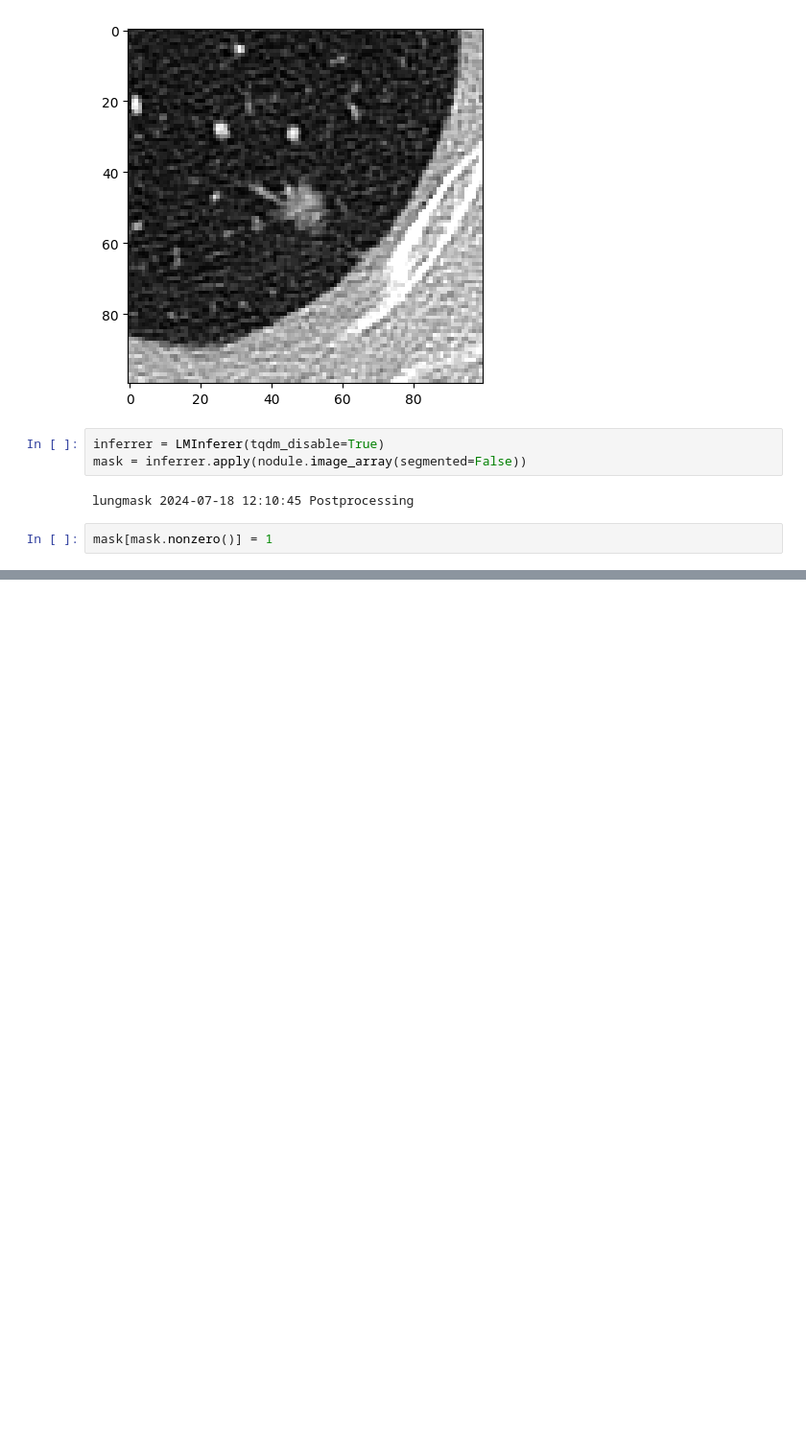
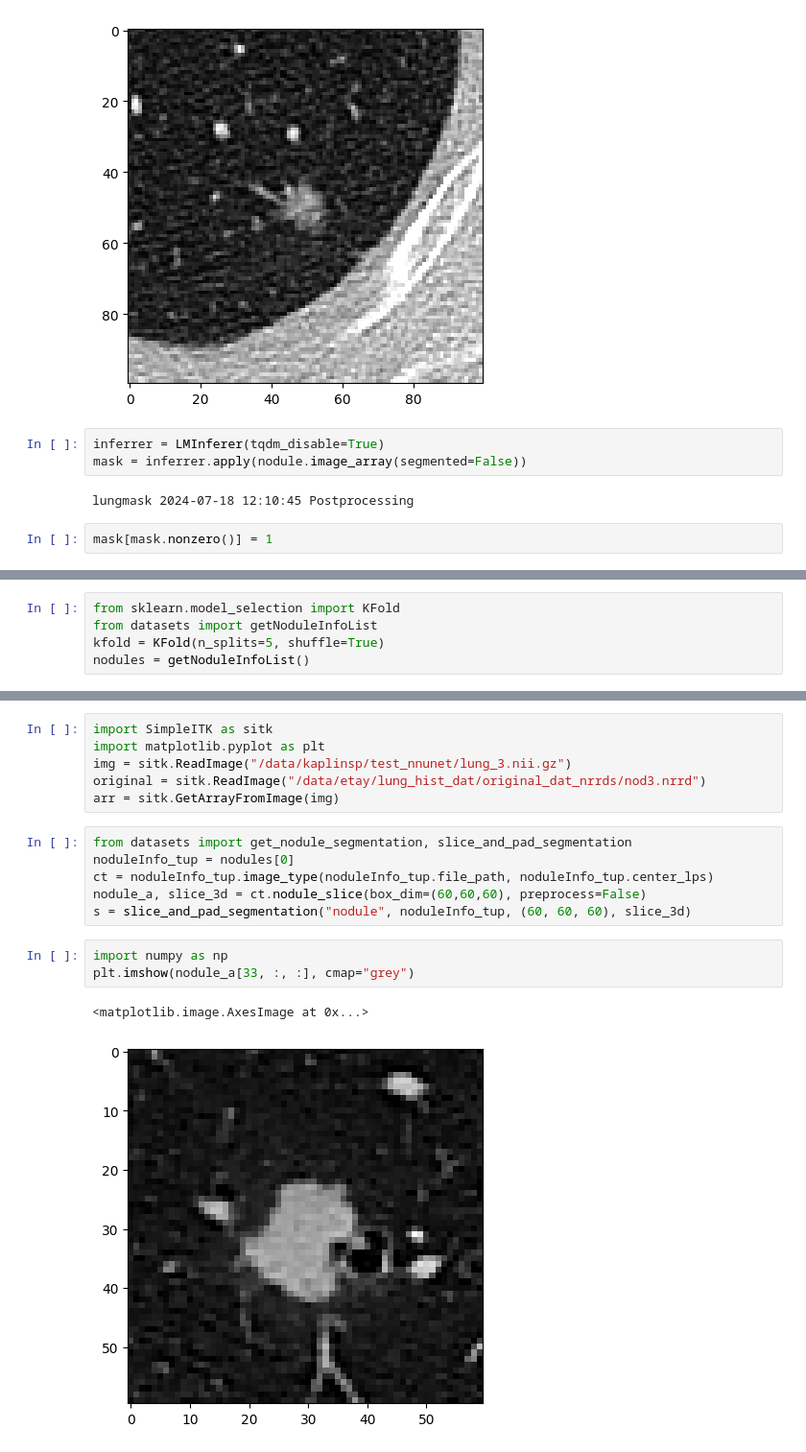
Before and after one commit to Pkaps25/nsclcrecurrence, a Jupyter notebook: ct_lung_class/scratch.ipynb, the cells around one changed output, grey strips where cells are left out. Shown at 96% size. Drawn from its saved outputs; the diff is of its cells as text; blank space fills up the shorter version.

```diff
--- a/ct_lung_class/scratch.ipynb
+++ b/ct_lung_class/scratch.ipynb
@@ -400,0 +357,5 @@ array([0, 1], dtype=uint8)
+# %%
+from sklearn.model_selection import KFold
+from datasets import getNoduleInfoList
+kfold = KFold(n_splits=5, shuffle=True)
+nodules = getNoduleInfoList()
@@ -400,0 +371,18 @@ array([0, 1], dtype=uint8)
+# %%
+import SimpleITK as sitk
+import matplotlib.pyplot as plt
+img = sitk.ReadImage("/data/kaplinsp/test_nnunet/lung_3.nii.gz")
+original = sitk.ReadImage("/data/etay/lung_hist_dat/original_dat_nrrds/nod3.nrrd")
+arr = sitk.GetArrayFromImage(img)
+# %%
+from datasets import get_nodule_segmentation, slice_and_pad_segmentation
+noduleInfo_tup = nodules[0]
+ct = noduleInfo_tup.image_type(noduleInfo_tup.file_path, noduleInfo_tup.center_lps)
+nodule_a, slice_3d = ct.nodule_slice(box_dim=(60,60,60), preprocess=False)
+s = slice_and_pad_segmentation("nodule", noduleInfo_tup, (60, 60, 60), slice_3d)
+# %%
+import numpy as np
+plt.imshow(nodule_a[33, :, :], cmap="grey")
+# %% [output]
+<matplotlib.image.AxesImage at 0x...>
+[figure, added]
```
Also changed, not shown: parts of 6 cells of this notebook, 5 other files.
